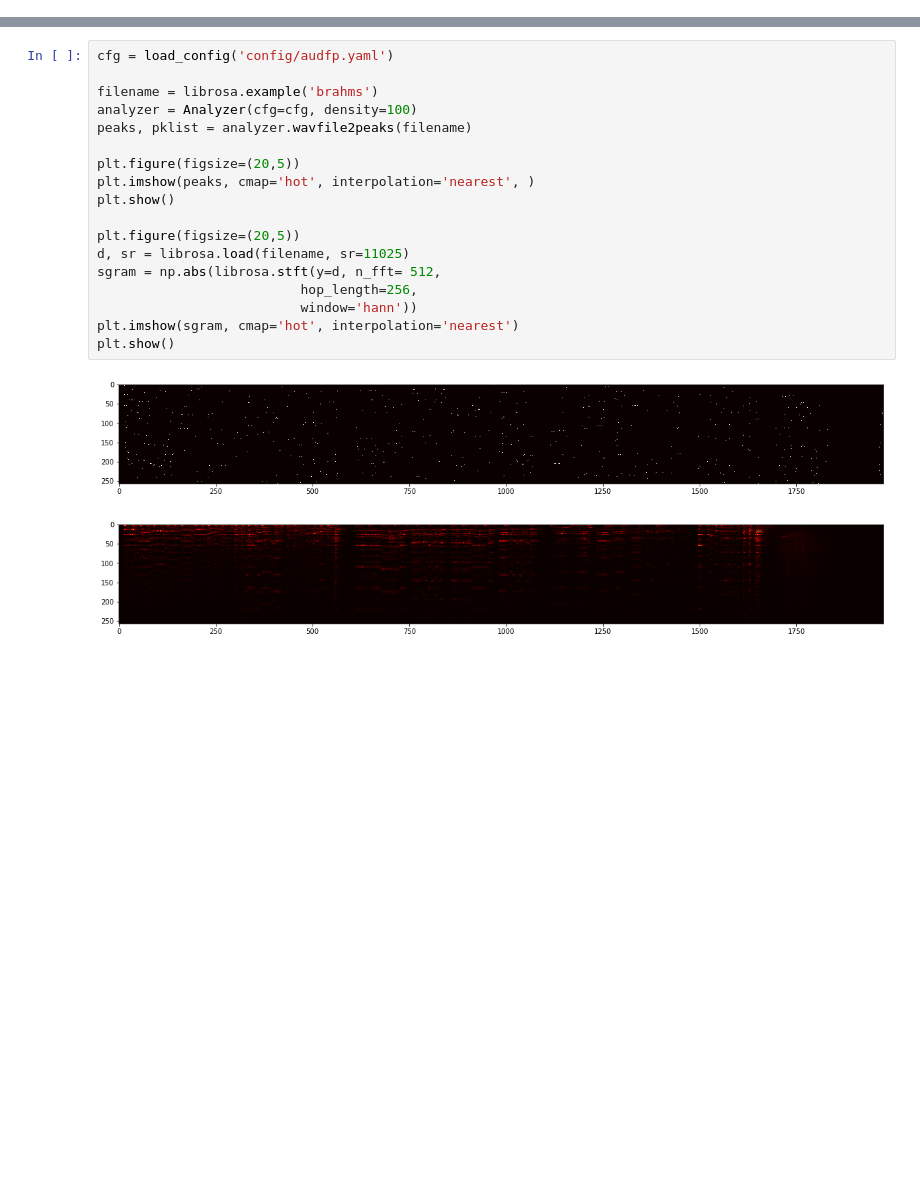
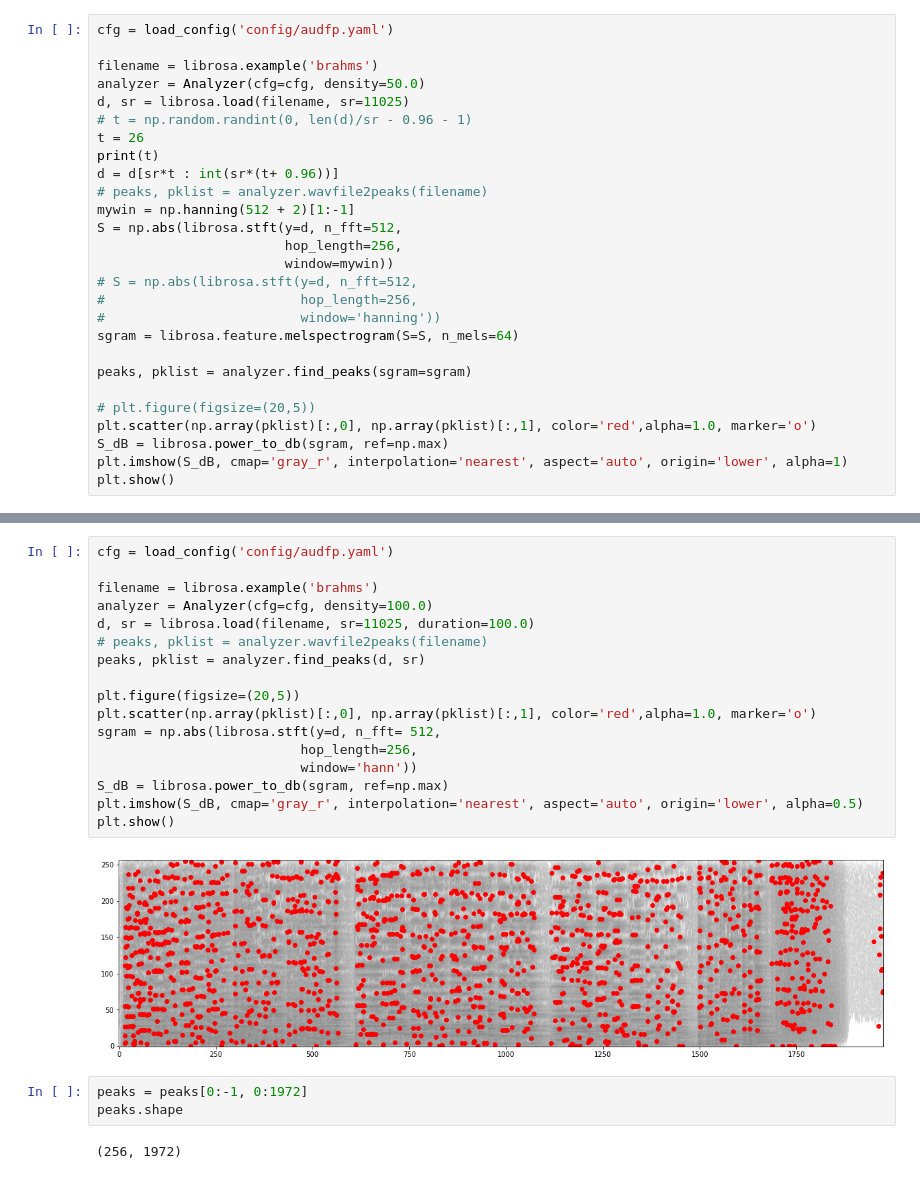
Before and after one commit to chymaera96/GraFP, a Jupyter notebook: demo.ipynb, the cells around one changed output, grey strips where cells are left out. Cells and saved outputs as stored; diff of their text form; blank space fills up the shorter version.

```diff
--- a/demo.ipynb
+++ b/demo.ipynb
@@ -6,0 +8,27 @@ import numpy as np
+# %%
+cfg = load_config('config/audfp.yaml')
+
+filename = librosa.example('brahms')
+analyzer = Analyzer(cfg=cfg, density=50.0)
+d, sr = librosa.load(filename, sr=11025)
+# t = np.random.randint(0, len(d)/sr - 0.96 - 1)
+t = 26
+print(t)
+d = d[sr*t : int(sr*(t+ 0.96))]
+# peaks, pklist = analyzer.wavfile2peaks(filename)
+mywin = np.hanning(512 + 2)[1:-1]
+S = np.abs(librosa.stft(y=d, n_fft=512,
+                        hop_length=256,
+                        window=mywin))
+# S = np.abs(librosa.stft(y=d, n_fft=512,
+#                         hop_length=256,
+#                         window='hanning'))
+sgram = librosa.feature.melspectrogram(S=S, n_mels=64)
+
+peaks, pklist = analyzer.find_peaks(sgram=sgram)
+
+# plt.figure(figsize=(20,5))
+plt.scatter(np.array(pklist)[:,0], np.array(pklist)[:,1], color='red',alpha=1.0, marker='o')
+S_dB = librosa.power_to_db(sgram, ref=np.max)
+plt.imshow(S_dB, cmap='gray_r', interpolation='nearest', aspect='auto', origin='lower', alpha=1)
+plt.show()
@@ -7,21 +58,24 @@ import numpy as np
 # %%
 cfg = load_config('config/audfp.yaml')
 
 filename = librosa.example('brahms')
-analyzer = Analyzer(cfg=cfg, density=100)
-peaks, pklist = analyzer.wavfile2peaks(filename)
+analyzer = Analyzer(cfg=cfg, density=100.0)
+d, sr = librosa.load(filename, sr=11025, duration=100.0)
+# peaks, pklist = analyzer.wavfile2peaks(filename)
+peaks, pklist = analyzer.find_peaks(d, sr)
 
 plt.figure(figsize=(20,5))
-plt.imshow(peaks, cmap='hot', interpolation='nearest', )
-plt.show()
-
-plt.figure(figsize=(20,5))
-d, sr = librosa.load(filename, sr=11025)
+plt.scatter(np.array(pklist)[:,0], np.array(pklist)[:,1], color='red',alpha=1.0, marker='o')
 sgram = np.abs(librosa.stft(y=d, n_fft= 512,
                           hop_length=256,
                           window='hann'))
-plt.imshow(sgram, cmap='hot', interpolation='nearest')
+S_dB = librosa.power_to_db(sgram, ref=np.max)
+plt.imshow(S_dB, cmap='gray_r', interpolation='nearest', aspect='auto', origin='lower', alpha=0.5)
 plt.show()
 # %% [output]
-[figure, old version]
+[figure, new version]
-[figure, removed]
+# %%
+peaks = peaks[0:-1, 0:1972]
+peaks.shape
+# %% [output]
+(256, 1972)
```
Also changed, not shown: parts of 7 cells of this notebook, 5 other files.
